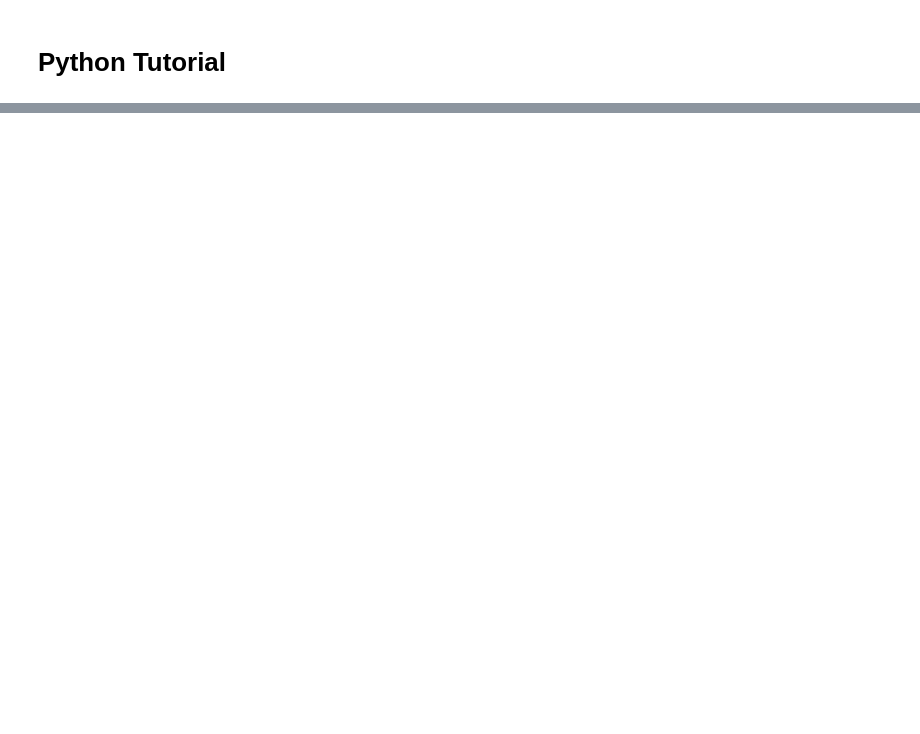
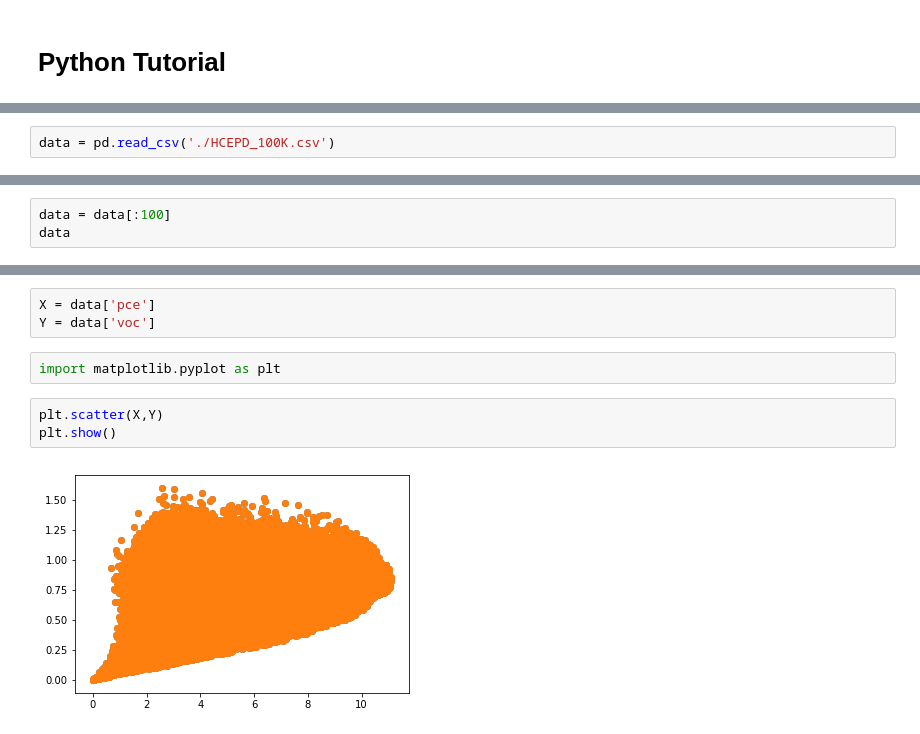
Before and after one commit to UWPRG/MOLSIM, a Jupyter notebook: Lectures/week2/Linux and Coding Basics.ipynb, the cells around one changed output, grey strips where cells are left out. Saved outputs shown, nothing was run; the diff lists cells and outputs as text; blank space fills up the shorter version.

```diff
--- a/Lectures/week2/Linux and Coding Basics.ipynb
+++ b/Lectures/week2/Linux and Coding Basics.ipynb
@@ -43,0 +119,2 @@ https://www.youtube.com/watch?v=0fKg7e37bQE
+# %%
+data = pd.read_csv('./HCEPD_100K.csv')
@@ -43,0 +125,3 @@ https://www.youtube.com/watch?v=0fKg7e37bQE
+# %%
+data = data[:100]
+data
@@ -43,0 +163,10 @@ https://www.youtube.com/watch?v=0fKg7e37bQE
+# %%
+X = data['pce']
+Y = data['voc']
+# %%
+import matplotlib.pyplot as plt
+# %%
+plt.scatter(X,Y)
+plt.show()
+# %% [output]
+[figure, added]
```
Also changed, not shown: parts of 30 cells of this notebook, 3 other files.
